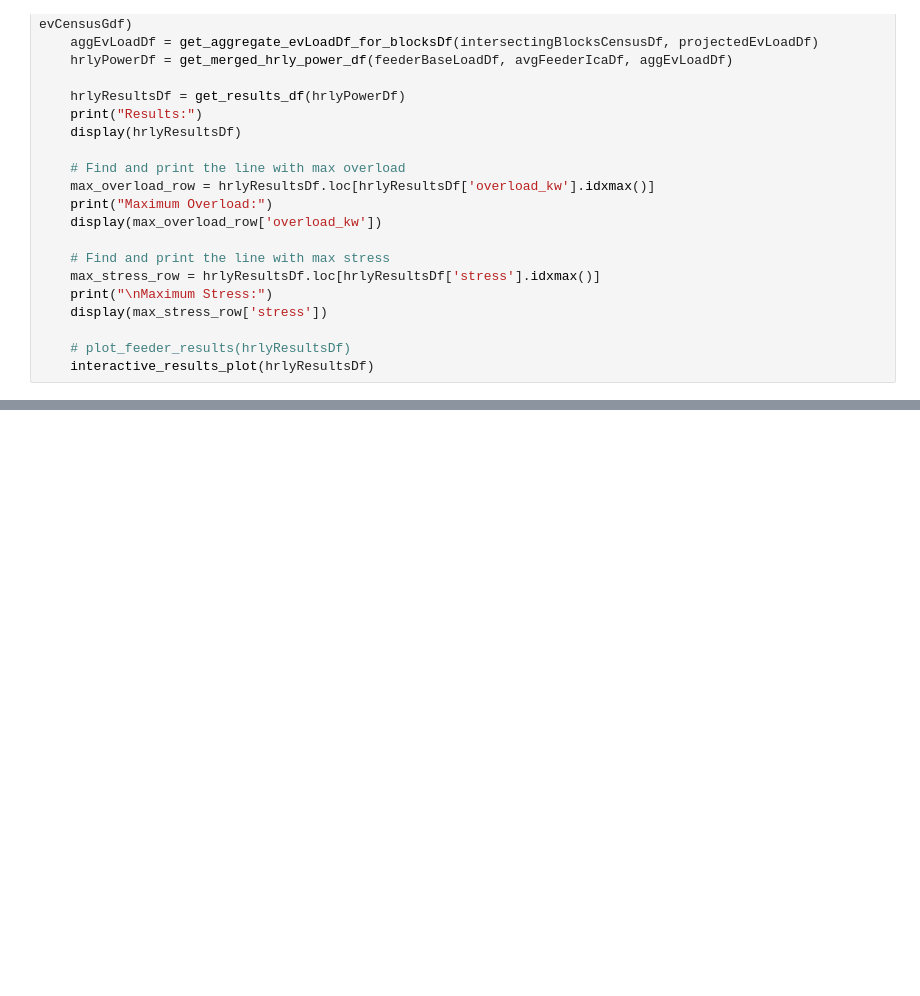
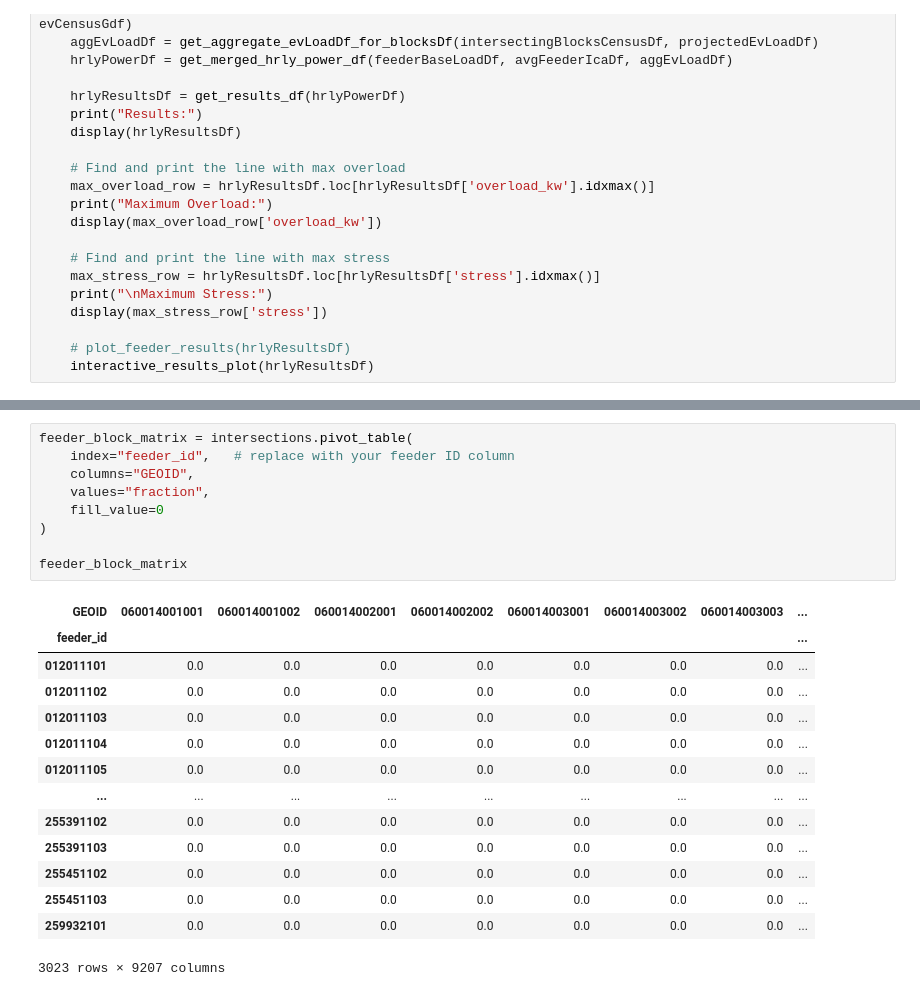
Before and after one commit to lazlop/OptimalChargerPlacement, a Jupyter notebook: notebooks/GridStressAnalysis.ipynb, the cells around one changed output, grey strips where cells are left out. Saved outputs shown, nothing was run; the diff lists cells and outputs as text; blank space fills up the shorter version.

```diff
--- a/notebooks/GridStressAnalysis.ipynb
+++ b/notebooks/GridStressAnalysis.ipynb
@@ -856,0 +1065,24 @@ np.float64(9157.231643037496)
+# %%
+feeder_block_matrix = intersections.pivot_table(
+    index="feeder_id",   # replace with your feeder ID column
+    columns="GEOID",
+    values="fraction",
+    fill_value=0
+)
+
+feeder_block_matrix
+# %% [output]
+| GEOID | 060014001001 | 060014001002 | 060014002001 | 060014002002 | 060014003001 | 060014003002 | 060014003003 | ... |
+| feeder_id |  |  |  |  |  |  |  | ... |
+| 012011101 | 0.0 | 0.0 | 0.0 | 0.0 | 0.0 | 0.0 | 0.0 | ... |
+| 012011102 | 0.0 | 0.0 | 0.0 | 0.0 | 0.0 | 0.0 | 0.0 | ... |
+| 012011103 | 0.0 | 0.0 | 0.0 | 0.0 | 0.0 | 0.0 | 0.0 | ... |
+| 012011104 | 0.0 | 0.0 | 0.0 | 0.0 | 0.0 | 0.0 | 0.0 | ... |
+| 012011105 | 0.0 | 0.0 | 0.0 | 0.0 | 0.0 | 0.0 | 0.0 | ... |
+| ... | ... | ... | ... | ... | ... | ... | ... | ... |
+| 255391102 | 0.0 | 0.0 | 0.0 | 0.0 | 0.0 | 0.0 | 0.0 | ... |
+| 255391103 | 0.0 | 0.0 | 0.0 | 0.0 | 0.0 | 0.0 | 0.0 | ... |
+| 255451102 | 0.0 | 0.0 | 0.0 | 0.0 | 0.0 | 0.0 | 0.0 | ... |
+| 255451103 | 0.0 | 0.0 | 0.0 | 0.0 | 0.0 | 0.0 | 0.0 | ... |
+| 259932101 | 0.0 | 0.0 | 0.0 | 0.0 | 0.0 | 0.0 | 0.0 | ... |
+3023 rows × 9207 columns
```
Also changed, not shown: parts of 16 cells of this notebook.
